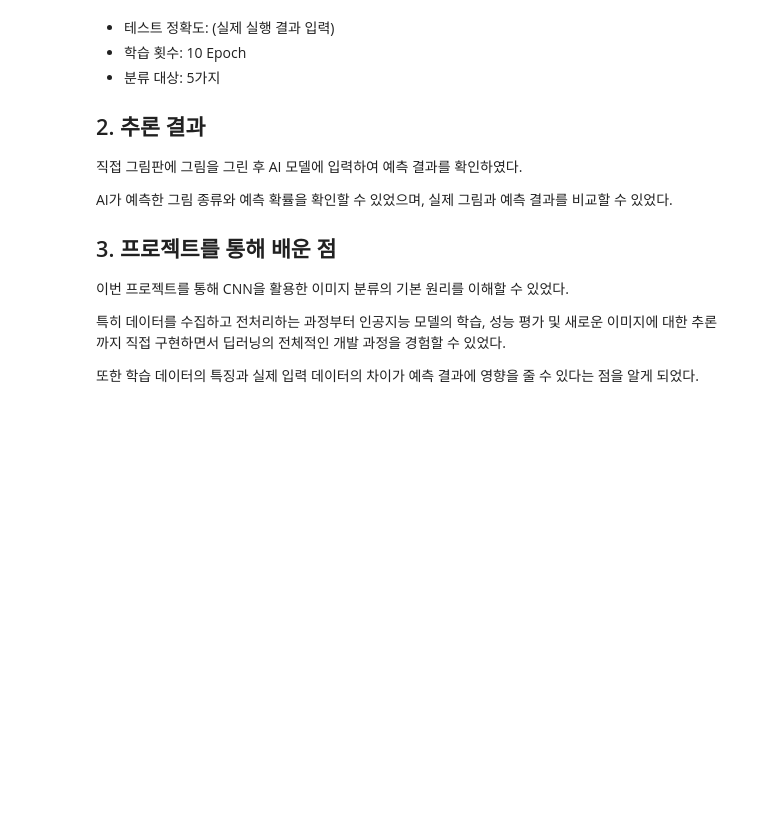
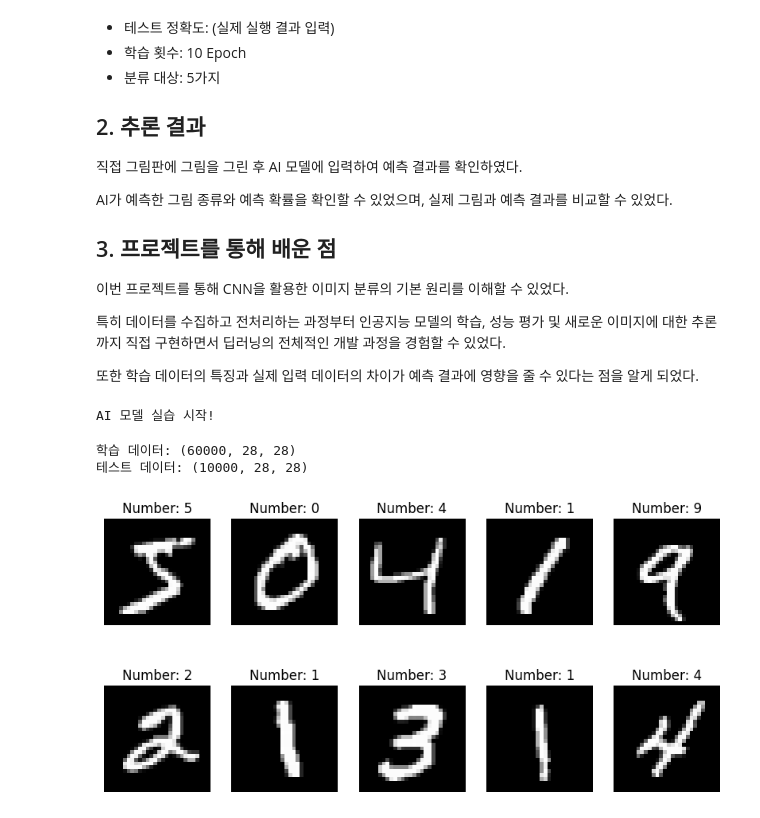
Before and after one commit to Hyunwoo-Lim-dev/ai-sketch-classifier, a Jupyter notebook: AI_Sketch_Classifier.ipynb, the cells around one changed output. Cells and saved outputs as stored; diff of their text form; code cells hidden in the pictures; blank space fills up the shorter version.

```diff
--- a/AI_Sketch_Classifier.ipynb
+++ b/AI_Sketch_Classifier.ipynb
@@ -720,3 +720,35 @@ AI가 예측한 그림 종류와 예측 확률을 확인할 수 있었으며,
 특히 데이터를 수집하고 전처리하는 과정부터 인공지능 모델의 학습, 성능 평가 및 새로운 이미지에 대한 추론까지 직접 구현하면서 딥러닝의 전체적인 개발 과정을 경험할 수 있었다.
 
 또한 학습 데이터의 특징과 실제 입력 데이터의 차이가 예측 결과에 영향을 줄 수 있다는 점을 알게 되었다.
+# %%
+import tensorflow as tf
+import numpy as np
+import matplotlib.pyplot as plt
+
+from tensorflow import keras
+from tensorflow.keras import layers
+
+print("AI 모델 실습 시작!")
+# %% [output]
+AI 모델 실습 시작!
+# %%
+(x_train, y_train), (x_test, y_test) = \
+    keras.datasets.mnist.load_data()
+
+print("학습 데이터:", x_train.shape)
+print("테스트 데이터:", x_test.shape)
+# %% [output]
+학습 데이터: (60000, 28, 28)
+테스트 데이터: (10000, 28, 28)
+# %%
+plt.figure(figsize=(10, 5))
+
+for i in range(10):
+    plt.subplot(2, 5, i+1)
+    plt.imshow(x_train[i], cmap='gray')
+    plt.title(f"Number: {y_train[i]}")
+    plt.axis('off')
+
+plt.show()
+# %% [output]
+[figure, added]
```
Also changed, not shown: parts of 7 cells of this notebook.
